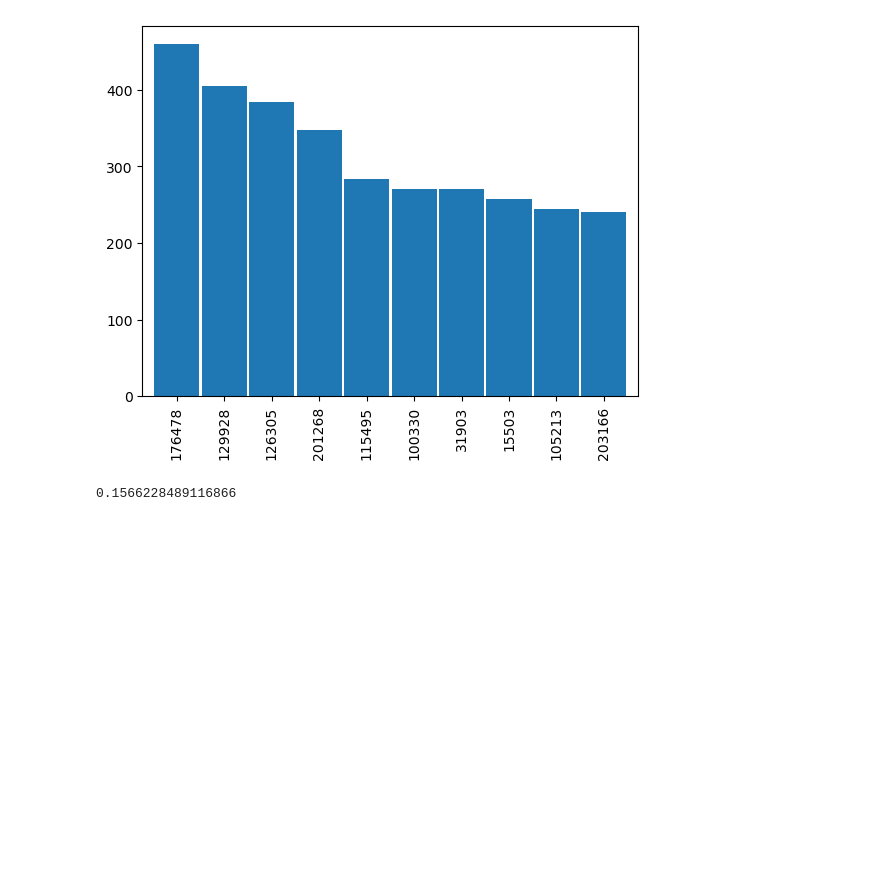
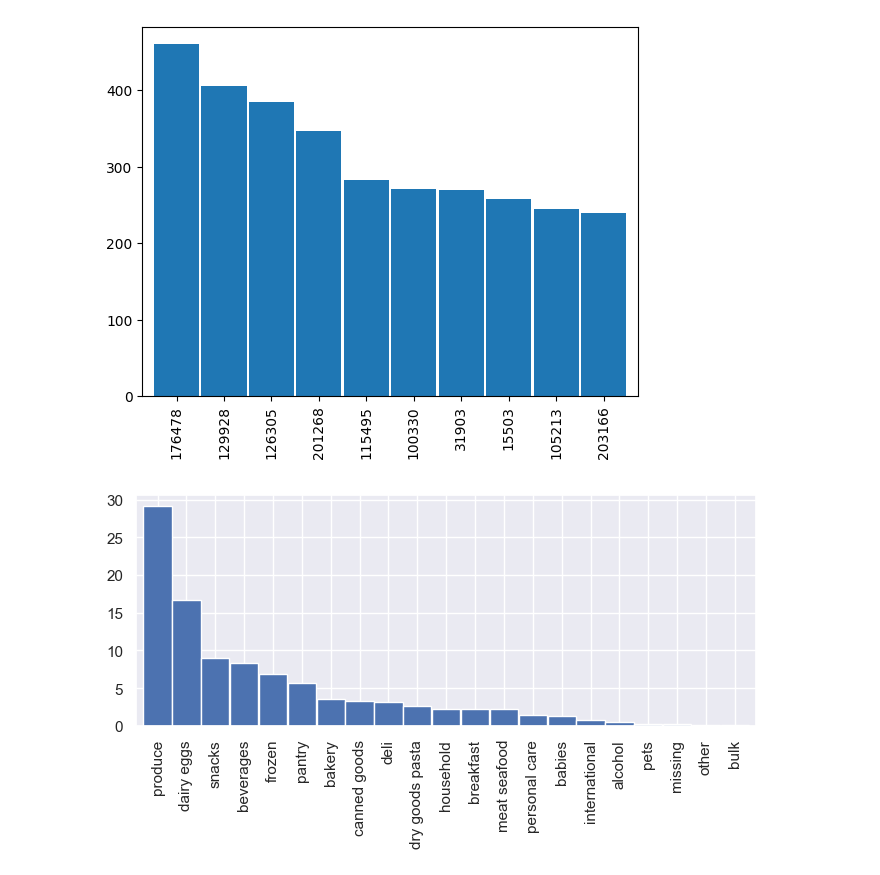
Before and after one commit to Vicalg/-EcommerceDS, a Jupyter notebook: Notebooks/Visualizations.ipynb, the cells around one changed output. Cells and saved outputs as stored; diff of their text form; code cells hidden in the pictures; blank space fills up the shorter version.

```diff
--- a/Notebooks/Visualizations.ipynb
+++ b/Notebooks/Visualizations.ipynb
@@ -4,6 +4,8 @@
 import pandas as pd
 import matplotlib.pyplot as plt
 import seaborn as sns
+
+sns.set_theme()
 # %%
 path = "..\Data\Data_ECB.csv"
 
@@ -53,6 +60,8 @@ df["user_id"].value_counts()[:10].plot(kind="bar", width=0.95);
 # %% [output]
 [figure]
 # %%
-(df["user_id"].value_counts(normalize=True)*100)[:10].sum()
+(100*df["department"].value_counts(normalize=True))\
+    .plot(kind="bar", width=0.98, figsize=(8,3)
+         );
 # %% [output]
-0.1566228489116866
+[figure, added]
```
Also changed, not shown: parts of 9 cells of this notebook.
